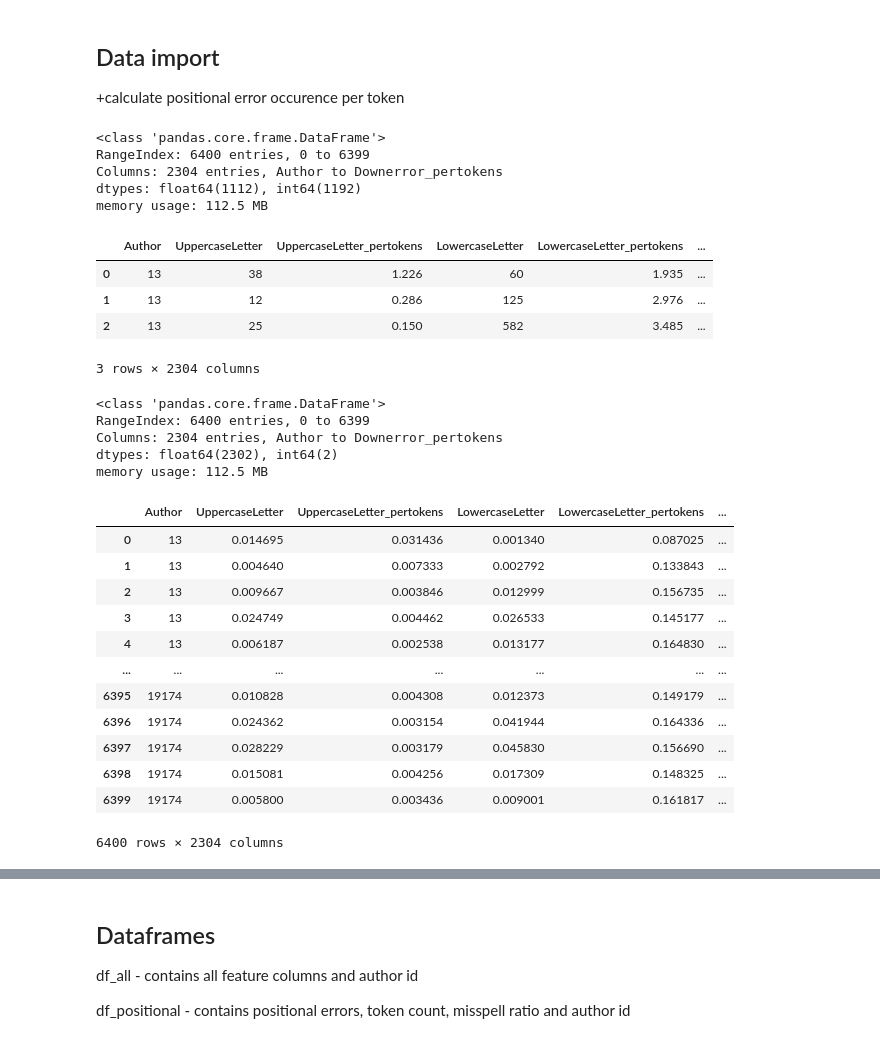
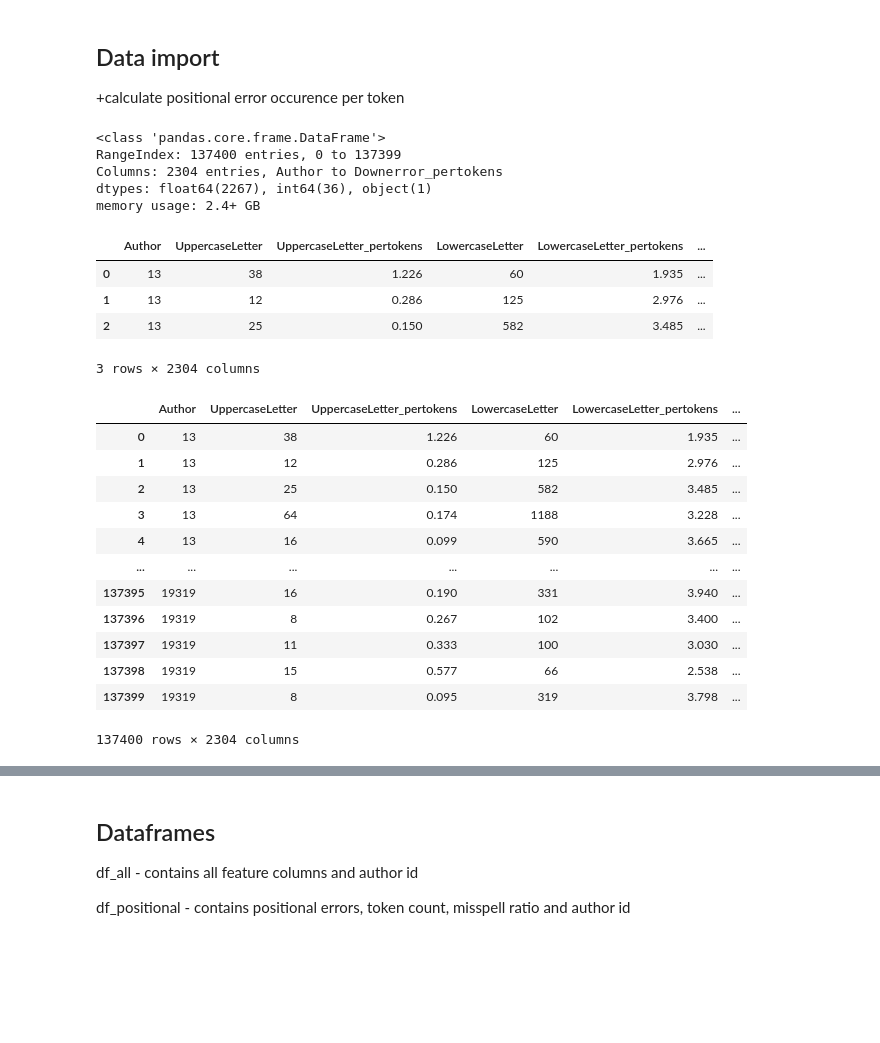
Before and after one commit to Andser99/Stylometry, a Jupyter notebook: Python/Models.ipynb, the cells around one changed output, grey strips where cells are left out. Drawn from its saved outputs; the diff is of its cells as text; code cells hidden in the pictures; blank space fills up the shorter version.

```diff
--- a/Python/Models.ipynb
+++ b/Python/Models.ipynb
@@ -80,7 +80,7 @@ def evaluate(real, predicted):
 \+calculate positional error occurence per token
 # %%
 
-df = pd.read_csv('64authors_top3grams_swaps_blogtext_100articles.csv', sep=',')
+df = pd.read_csv('large_data_allauthors_100articles_bottom3grams_swaps.csv', sep=',')
 df['Toperror_pertokens'] = df['Toperror'] / df['Tokens']
 df['Lefterror_pertokens'] = df['Lefterror'] / df['Tokens']
 df['Righterror_pertokens'] = df['Righterror'] / df['Tokens']
@@ -89,10 +89,10 @@ df.info()
 df.head(3)
 # %% [output]
 <class 'pandas.core.frame.DataFrame'>
-RangeIndex: 6400 entries, 0 to 6399
+RangeIndex: 137400 entries, 0 to 137399
 Columns: 2304 entries, Author to Downerror_pertokens
-dtypes: float64(1112), int64(1192)
-memory usage: 112.5 MB
+dtypes: float64(2267), int64(36), object(1)
+memory usage: 2.4+ GB
 |  | Author | UppercaseLetter | UppercaseLetter_pertokens | LowercaseLetter | LowercaseLetter_pertokens | ... |
 | 0 | 13 | 38 | 1.226 | 60 | 1.935 | ... |
 | 1 | 13 | 12 | 0.286 | 125 | 2.976 | ... |
@@ -101,27 +101,23 @@ memory usage: 112.5 MB
 # %%
 df = df.replace("∞", "0")
 # %%
-df_all = scale(df, ["Author", "Tokens"])
+# df_all = scale(df, ["Author", "Tokens"])
+df_all = df
 df_all
 # %% [output]
+|  | Author | UppercaseLetter | UppercaseLetter_pertokens | LowercaseLetter | LowercaseLetter_pertokens | ... |
+| 0 | 13 | 38 | 1.226 | 60 | 1.935 | ... |
+| 1 | 13 | 12 | 0.286 | 125 | 2.976 | ... |
+| 2 | 13 | 25 | 0.150 | 582 | 3.485 | ... |
+| 3 | 13 | 64 | 0.174 | 1188 | 3.228 | ... |
+| 4 | 13 | 16 | 0.099 | 590 | 3.665 | ... |
+| ... | ... | ... | ... | ... | ... | ... |
+| 137395 | 19319 | 16 | 0.190 | 331 | 3.940 | ... |
+| 137396 | 19319 | 8 | 0.267 | 102 | 3.400 | ... |
+| 137397 | 19319 | 11 | 0.333 | 100 | 3.030 | ... |
+| 137398 | 19319 | 15 | 0.577 | 66 | 2.538 | ... |
+| 137399 | 19319 | 8 | 0.095 | 319 | 3.798 | ... |
-<class 'pandas.core.frame.DataFrame'>
-RangeIndex: 6400 entries, 0 to 6399
-Columns: 2304 entries, Author to Downerror_pertokens
-dtypes: float64(2302), int64(2)
-memory usage: 112.5 MB
+137400 rows × 2304 columns
-|  | Author | UppercaseLetter | UppercaseLetter_pertokens | LowercaseLetter | LowercaseLetter_pertokens | ... |
-| 0 | 13 | 0.014695 | 0.031436 | 0.001340 | 0.087025 | ... |
-| 1 | 13 | 0.004640 | 0.007333 | 0.002792 | 0.133843 | ... |
-| 2 | 13 | 0.009667 | 0.003846 | 0.012999 | 0.156735 | ... |
-| 3 | 13 | 0.024749 | 0.004462 | 0.026533 | 0.145177 | ... |
-| 4 | 13 | 0.006187 | 0.002538 | 0.013177 | 0.164830 | ... |
-| ... | ... | ... | ... | ... | ... | ... |
-| 6395 | 19174 | 0.010828 | 0.004308 | 0.012373 | 0.149179 | ... |
-| 6396 | 19174 | 0.024362 | 0.003154 | 0.041944 | 0.164336 | ... |
-| 6397 | 19174 | 0.028229 | 0.003179 | 0.045830 | 0.156690 | ... |
-| 6398 | 19174 | 0.015081 | 0.004256 | 0.017309 | 0.148325 | ... |
-| 6399 | 19174 | 0.005800 | 0.003436 | 0.009001 | 0.161817 | ... |
-6400 rows × 2304 columns
 # %%
 len(df_all['Author'].unique())
 # %% [output]
```
Also changed, not shown: parts of 16 cells of this notebook, 6 other files.
